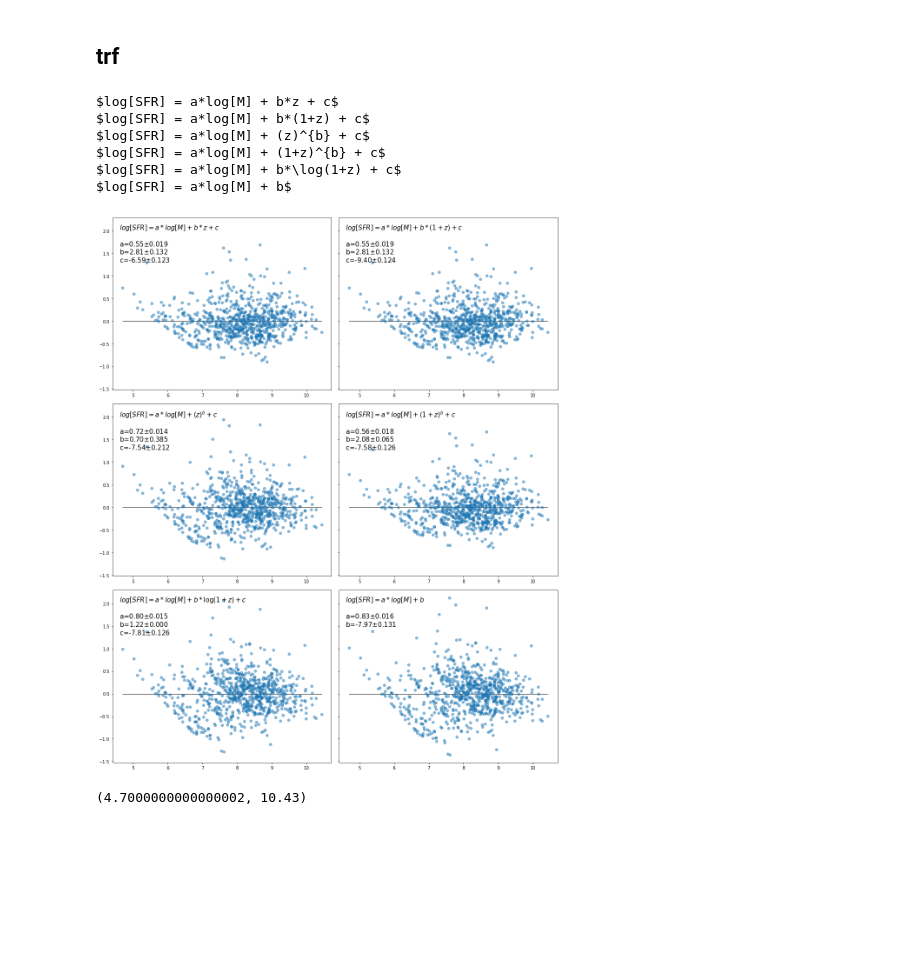
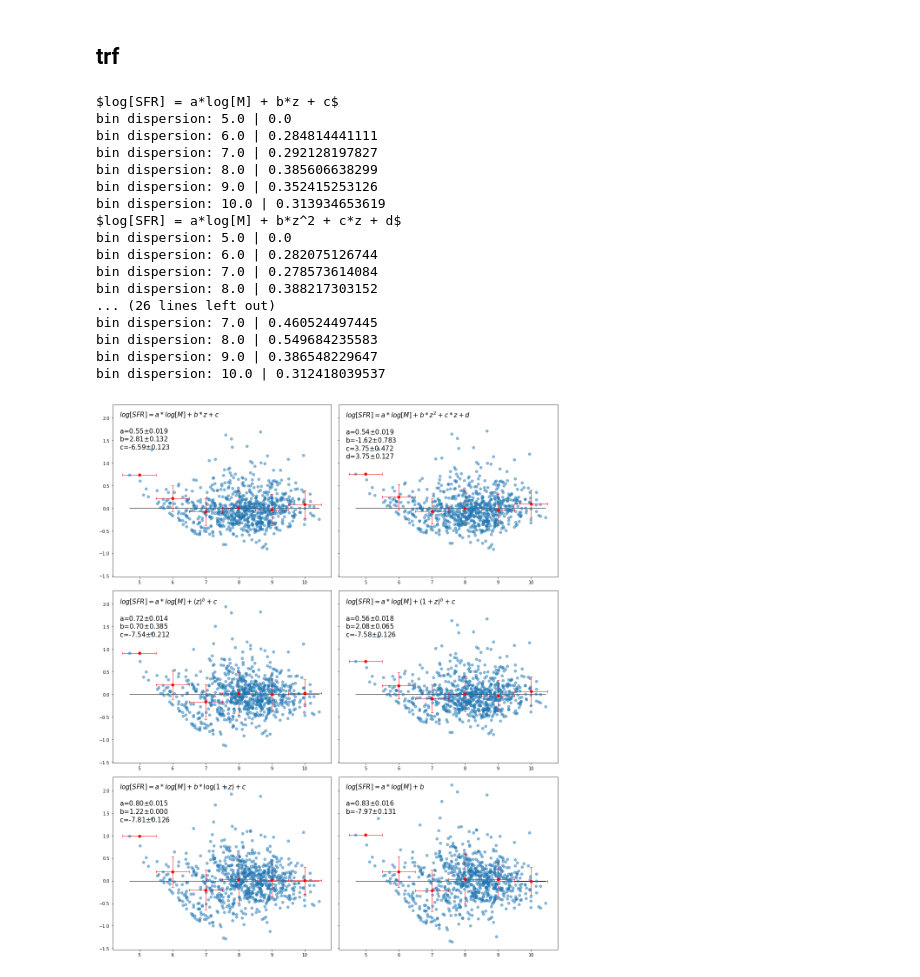
Before and after one commit to kaitshin/LowM_MainSequence, a Jupyter notebook: redshift_dependency.ipynb, the cells around one changed output. Cells and saved outputs as stored; diff of their text form; code cells hidden in the pictures; blank space fills up the shorter version.

```diff
--- a/redshift_dependency.ipynb
+++ b/redshift_dependency.ipynb
@@ -596,7 +647,7 @@ for ax, func, eqn_str in zip(axarr, [func0, func1, func2, func3, func4, line],
     print eqn_str
     ax.plot(smass0, np.zeros(len(smass0)), 'k-')
 
-    if 'c' in eqn_str:
+    if 'c' in eqn_str and 'd' not in eqn_str:
         params, pcov = optimize.curve_fit(func, data00, sfrs00, guess, method='trf')
         perr = np.sqrt(np.diag(pcov))
         ax.plot(smass0, sfrs00 - func(data00, *params), 'o', alpha=0.5)
@@ -604,6 +655,16 @@ for ax, func, eqn_str in zip(axarr, [func0, func1, func2, func3, func4, line],
             '\n\na='+'{:.2f}'.format(params[0])+r'$\pm$'+'{:.3f}'.format(np.sqrt(np.diag(pcov))[0])+
             '\nb='+'{:.2f}'.format(params[1])+r'$\pm$'+'{:.3f}'.format(np.sqrt(np.diag(pcov))[1])+
             '\nc='+'{:.2f}'.format(params[2])+r'$\pm$'+'{:.3f}'.format(np.sqrt(np.diag(pcov))[2]),
+            transform=ax.transAxes,fontsize=15,ha='left',va='top')
+    elif 'd' in eqn_str:
+        params, pcov = optimize.curve_fit(func, data00, sfrs00, method='trf')
+        perr = np.sqrt(np.diag(pcov))
+        ax.plot(smass0, sfrs00 - func(data00, *params), 'o', alpha=0.5)
+        ax.text(0.03,0.97,eqn_str+
+            '\n\na='+'{:.2f}'.format(params[0])+r'$\pm$'+'{:.3f}'.format(np.sqrt(np.diag(pcov))[0])+
+            '\nb='+'{:.2f}'.format(params[1])+r'$\pm$'+'{:.3f}'.format(np.sqrt(np.diag(pcov))[1])+
+            '\nc='+'{:.2f}'.format(params[2])+r'$\pm$'+'{:.3f}'.format(np.sqrt(np.diag(pcov))[2])+
+            '\nd='+'{:.2f}'.format(params[2])+r'$\pm$'+'{:.3f}'.format(np.sqrt(np.diag(pcov))[3]),
             transform=ax.transAxes,fontsize=15,ha='left',va='top')
     else:
         params, pcov = optimize.curve_fit(func, smass0, sfrs00, method='trf')
@@ -630,45 +691,78 @@ $log[SFR] = a*log[M] + b$
 # %% [markdown]
 ## trf
 # %%
+# min(smass0), max(smass0)
+mbins0 = np.arange(4.5,11.5,1)
+mbins = (mbins0+0.5)[:-1]
+bin_ii = np.digitize(smass0, mbins)
+# bin_ii
+
 f, axes = plt.subplots(3,2, sharey=True)
 axarr = np.ndarray.flatten(axes)
 
 guess = (0.8,1, -7)
 for ax, func, eqn_str in zip(axarr, [func0, func1, func2, func3, func4, line],
                              [eqn0, eqn1, eqn2, eqn3, eqn4, eqn5]):
     print eqn_str
     ax.plot(smass0, np.zeros(len(smass0)), 'k-')
 
-    if 'c' in eqn_str:
+    sfrs_plot = np.array([])
+    if 'c' in eqn_str and 'd' not in eqn_str:
         params, pcov = optimize.curve_fit(func, data00, sfrs00, guess, method='trf')
         perr = np.sqrt(np.diag(pcov))
-        ax.plot(smass0, sfrs00 - func(data00, *params), 'o', alpha=0.5)
+        sfrs_plot = sfrs00 - func(data00, *params)
         ax.text(0.03,0.97,eqn_str+
             '\n\na='+'{:.2f}'.format(params[0])+r'$\pm$'+'{:.3f}'.format(np.sqrt(np.diag(pcov))[0])+
             '\nb='+'{:.2f}'.format(params[1])+r'$\pm$'+'{:.3f}'.format(np.sqrt(np.diag(pcov))[1])+
             '\nc='+'{:.2f}'.format(params[2])+r'$\pm$'+'{:.3f}'.format(np.sqrt(np.diag(pcov))[2]),
             transform=ax.transAxes,fontsize=15,ha='left',va='top')
-    else:
+    elif 'd' in eqn_str:
+        params, pcov = optimize.curve_fit(func, data00, sfrs00, method='trf')
+        perr = np.sqrt(np.diag(pcov))
+        sfrs_plot = sfrs00 - func(data00, *params)
+        ax.text(0.03,0.97,eqn_str+
+            '\n\na='+'{:.2f}'.format(params[0])+r'$\pm$'+'{:.3f}'.format(np.sqrt(np.diag(pcov))[0])+
+            '\nb='+'{:.2f}'.format(params[1])+r'$\pm$'+'{:.3f}'.format(np.sqrt(np.diag(pcov))[1])+
+            '\nc='+'{:.2f}'.format(params[2])+r'$\pm$'+'{:.3f}'.format(np.sqrt(np.diag(pcov))[2])+
+            '\nd='+'{:.2f}'.format(params[2])+r'$\pm$'+'{:.3f}'.format(np.sqrt(np.diag(pcov))[3]),
+            transform=ax.transAxes,fontsize=15,ha='left',va='top')
+    else: # no redshift dependence
         params, pcov = optimize.curve_fit(func, smass0, sfrs00, method='trf')
         perr = np.sqrt(np.diag(pcov))
-        ax.plot(smass0, sfrs00 - func(smass0, *params), 'o', alpha=0.5)
+        sfrs_plot = sfrs00 - func(smass0, *params)
         ax.text(0.03,0.97,eqn_str+
             '\n\na='+'{:.2f}'.format(params[0])+r'$\pm$'+'{:.3f}'.format(np.sqrt(np.diag(pcov))[0])+
             '\nb='+'{:.2f}'.format(params[1])+r'$\pm$'+'{:.3f}'.format(np.sqrt(np.diag(pcov))[1]),
             transform=ax.transAxes,fontsize=15,ha='left',va='top')
 
+    ax.plot(smass0, sfrs_plot, 'o', alpha=0.5)
+
+    for i in range(6):
+        bin_match = np.where(bin_ii == i)[0]
+#         print np.mean(sfrs_plot[bin_match])
+        ax.plot(mbins[i], np.mean(sfrs_plot[bin_match]), 'ro')
+        ax.errorbar(mbins[i], np.mean(sfrs_plot[bin_match]), xerr=0.5, yerr=np.std(sfrs_plot[bin_match]),
+                    capsize=3, color='red')
+        print 'bin dispersion:', mbins[i], '|', np.std(sfrs_plot[bin_match])
 
 f.set_size_inches(15,18)
 f.tight_layout()
 # %% [output]
 $log[SFR] = a*log[M] + b*z + c$
-$log[SFR] = a*log[M] + b*(1+z) + c$
-$log[SFR] = a*log[M] + (z)^{b} + c$
-$log[SFR] = a*log[M] + (1+z)^{b} + c$
-$log[SFR] = a*log[M] + b*\log(1+z) + c$
-$log[SFR] = a*log[M] + b$
+bin dispersion: 5.0 | 0.0
+bin dispersion: 6.0 | 0.284814441111
+bin dispersion: 7.0 | 0.292128197827
+bin dispersion: 8.0 | 0.385606638299
+bin dispersion: 9.0 | 0.352415253126
+bin dispersion: 10.0 | 0.313934653619
+$log[SFR] = a*log[M] + b*z^2 + c*z + d$
+bin dispersion: 5.0 | 0.0
+bin dispersion: 6.0 | 0.282075126744
+bin dispersion: 7.0 | 0.278573614084
+bin dispersion: 8.0 | 0.388217303152
+... (26 lines left out)
+bin dispersion: 7.0 | 0.460524497445
+bin dispersion: 8.0 | 0.549684235583
+bin dispersion: 9.0 | 0.386548229647
+bin dispersion: 10.0 | 0.312418039537
-[figure, old version]
+[figure, new version]
-# %%
-min(smass0), max(smass0)
-# %% [output]
-(4.7000000000000002, 10.43)
```
Also changed, not shown: parts of 20 cells of this notebook.
